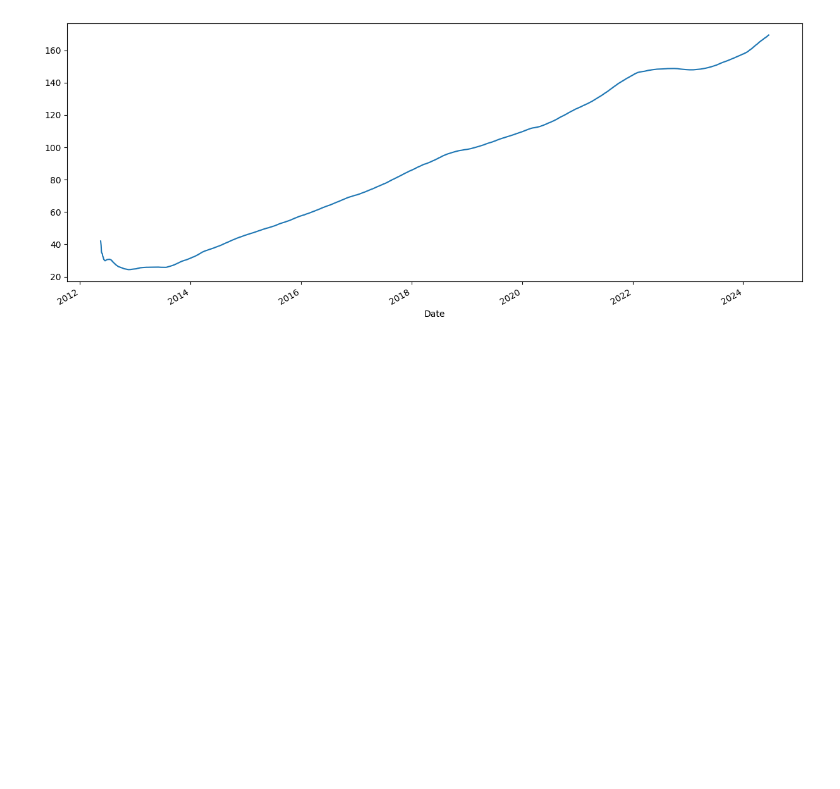
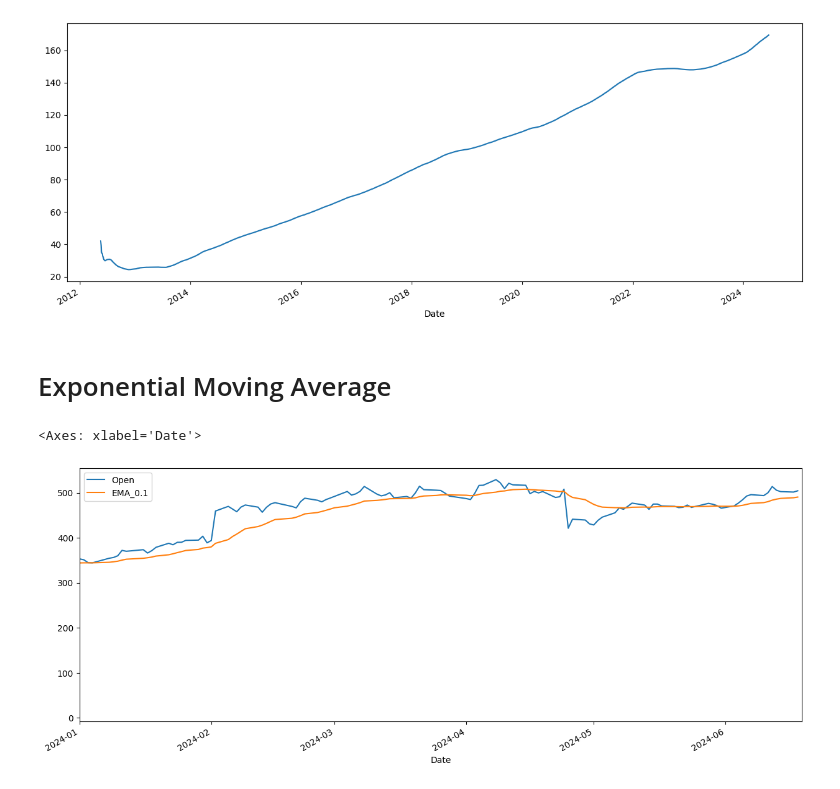
Before and after one commit to Madushani-Weerasekara/TimeSeriesData-Analysis, a Jupyter notebook: TimeSeriesDataAnalysis1.ipynb, the cells around one changed output. Cells and saved outputs as stored; diff of their text form; code cells hidden in the pictures; blank space fills up the shorter version.

Commit message:
Exponential Moving Average

```diff
--- a/TimeSeriesDataAnalysis1.ipynb
+++ b/TimeSeriesDataAnalysis1.ipynb
@@ -78,3 +78,15 @@ df_fb['Open'].expanding().mean().plot(figsize=(15,6))
 # %% [output]
 <Axes: xlabel='Date'>
 [figure]
+# %% [markdown]
+# Exponential Moving Average
+# %%
+# EMA META shares
+## Smoothening factor - 0.1
+### Removing lags
+df_fb['EMA_0.1'] = df_fb['Open'].ewm(alpha=0.1, adjust=False).mean()
+# %%
+df_fb[['Open', 'EMA_0.1']].plot(xlim=['2024-01-01', '2024-06-19'],figsize=(15,6))
+# %% [output]
+<Axes: xlabel='Date'>
+[figure, added]
```
Also changed, not shown: parts of 2 cells of this notebook.
